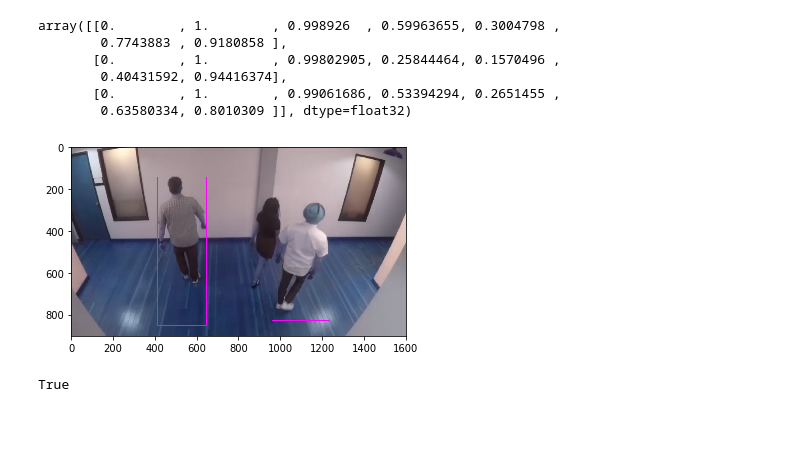
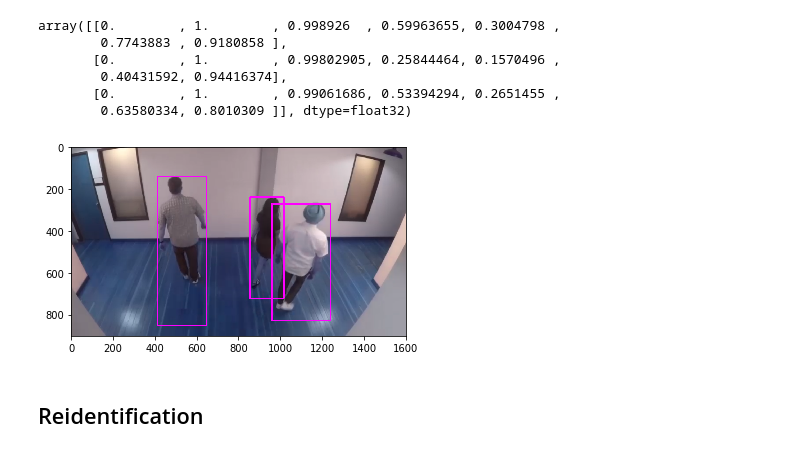
Before and after one commit to BenedictusAryo/practice_opencv, a Jupyter notebook: test_openvino/people_tracking/Research Model.ipynb, the cells around one changed output. Saved outputs shown, nothing was run; the diff lists cells and outputs as text; code cells hidden in the pictures; blank space fills up the shorter version.

```diff
--- a/test_openvino/people_tracking/Research Model.ipynb
+++ b/test_openvino/people_tracking/Research Model.ipynb
@@ -79,18 +79,16 @@ array([[0.        , 1.        , 0.998926  , 0.59963655, 0.3004798 ,
 # %%
 for detection in res[0][0]:
     confidence = detection[2]
     xmin = int(detection[3] * image.shape[1])
     ymin = int(detection[4] * image.shape[0])
     xmax = int(detection[5] * image.shape[1])
     ymax = int(detection[6] * image.shape[0])
     if confidence > 0.9:
-        cv.rectangle(image, (xmin, ymin), (xmax, ymax), (255,0,255))
+        cv.rectangle(image, (xmin, ymin), (xmax, ymax), (255,0,255), 5)
 
 
 plt.imshow(image);
 # %% [output]
-[figure, old version]
+[figure, new version]
-# %%
-cv.imwrite('out.png', image)
-# %% [output]
-True
+# %% [markdown]
+## Reidentification
```
Also changed, not shown: parts of 1 cell of this notebook, 2 other files.
